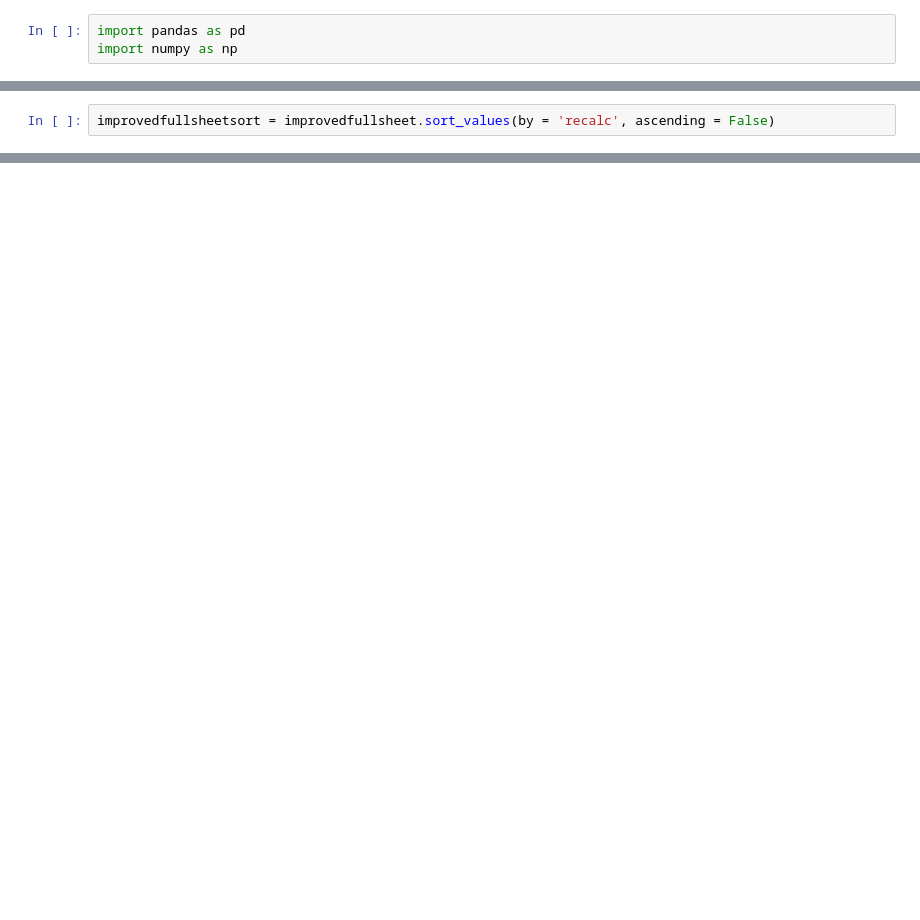
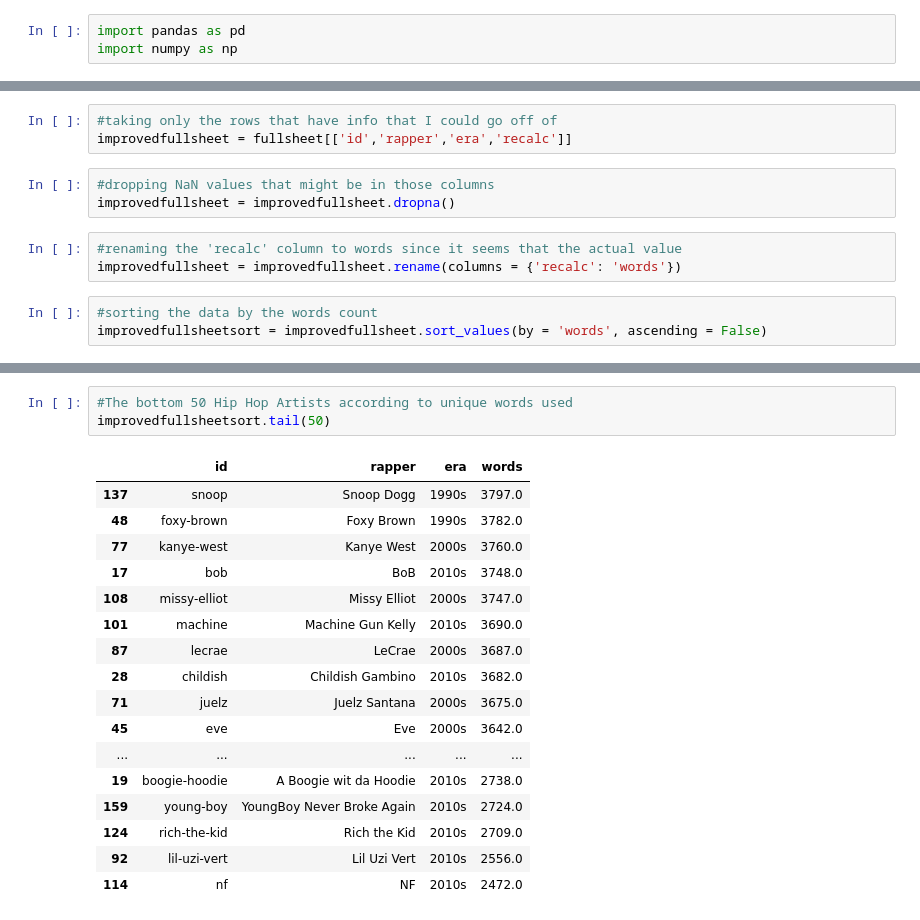
Before and after one commit to jeffreyb92/hip-hop-vocab, a Jupyter notebook: top-50-hip-hop-lyricists.ipynb, the cells around one changed output, grey strips where cells are left out. Drawn from its saved outputs; the diff is of its cells as text; blank space fills up the shorter version.

```diff
--- a/top-50-hip-hop-lyricists.ipynb
+++ b/top-50-hip-hop-lyricists.ipynb
@@ -31,2 +30,12 @@ improvedfullsheet = fullsheet[['id','rapper','era','words','recalc']]
+# %%
+#taking only the rows that have info that I could go off of
+improvedfullsheet = fullsheet[['id','rapper','era','recalc']]
+# %%
+#dropping NaN values that might be in those columns
+improvedfullsheet = improvedfullsheet.dropna()
+# %%
+#renaming the 'recalc' column to words since it seems that the actual value
+improvedfullsheet = improvedfullsheet.rename(columns = {'recalc': 'words'})
 # %%
-improvedfullsheetsort = improvedfullsheet.sort_values(by = 'recalc', ascending = False)
+#sorting the data by the words count
+improvedfullsheetsort = improvedfullsheet.sort_values(by = 'words', ascending = False)
@@ -52,0 +63,21 @@ improvedfullsheetsort.head(50)
+# %%
+#The bottom 50 Hip Hop Artists according to unique words used
+improvedfullsheetsort.tail(50)
+# %% [output]
+|  | id | rapper | era | words |
+| 137 | snoop | Snoop Dogg | 1990s | 3797.0 |
+| 48 | foxy-brown | Foxy Brown | 1990s | 3782.0 |
+| 77 | kanye-west | Kanye West | 2000s | 3760.0 |
+| 17 | bob | BoB | 2010s | 3748.0 |
+| 108 | missy-elliot | Missy Elliot | 2000s | 3747.0 |
+| 101 | machine | Machine Gun Kelly | 2010s | 3690.0 |
+| 87 | lecrae | LeCrae | 2000s | 3687.0 |
+| 28 | childish | Childish Gambino | 2010s | 3682.0 |
+| 71 | juelz | Juelz Santana | 2000s | 3675.0 |
+| 45 | eve | Eve | 2000s | 3642.0 |
+| ... | ... | ... | ... | ... |
+| 19 | boogie-hoodie | A Boogie wit da Hoodie | 2010s | 2738.0 |
+| 159 | young-boy | YoungBoy Never Broke Again | 2010s | 2724.0 |
+| 124 | rich-the-kid | Rich the Kid | 2010s | 2709.0 |
+| 92 | lil-uzi-vert | Lil Uzi Vert | 2010s | 2556.0 |
+| 114 | nf | NF | 2010s | 2472.0 |
```
Also changed, not shown: parts of 30 cells of this notebook.
